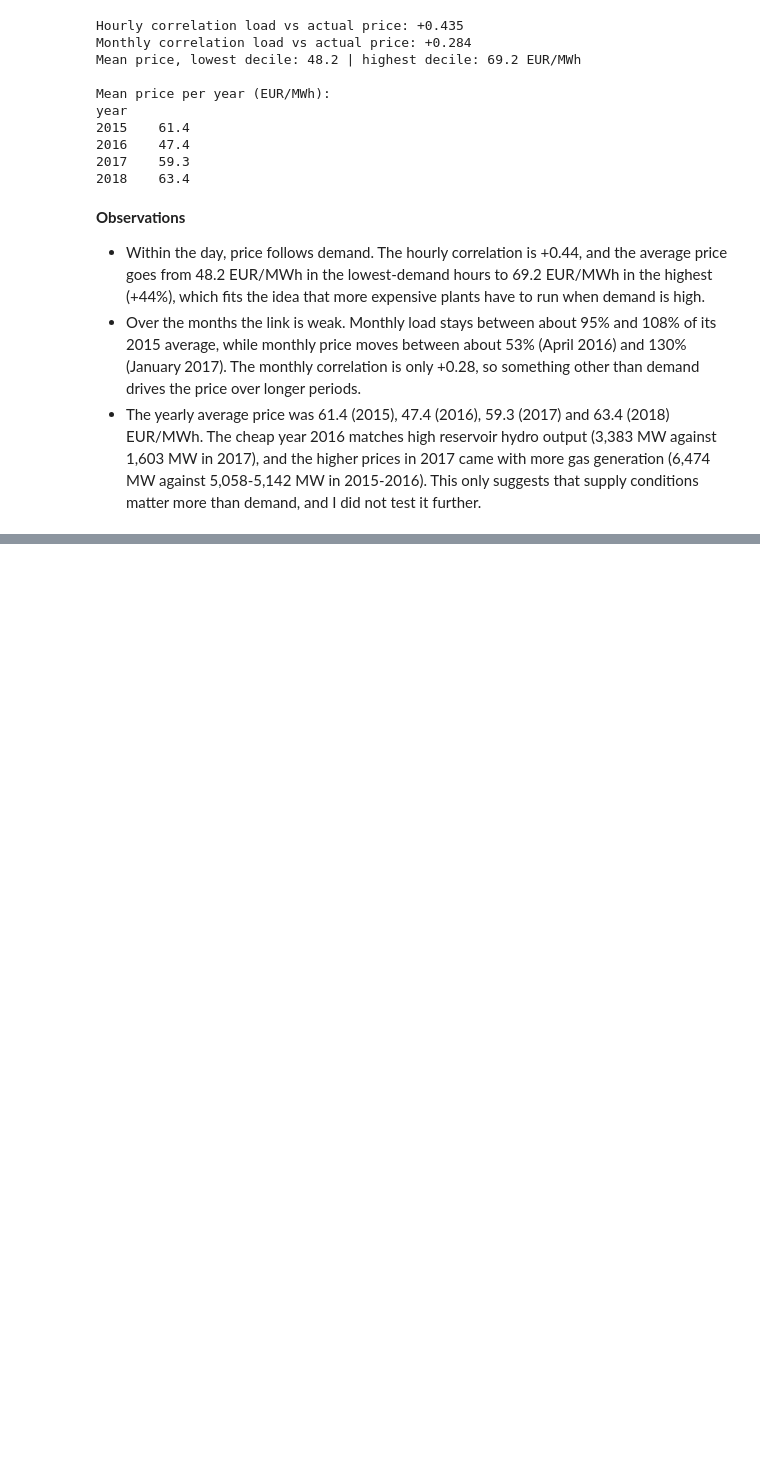
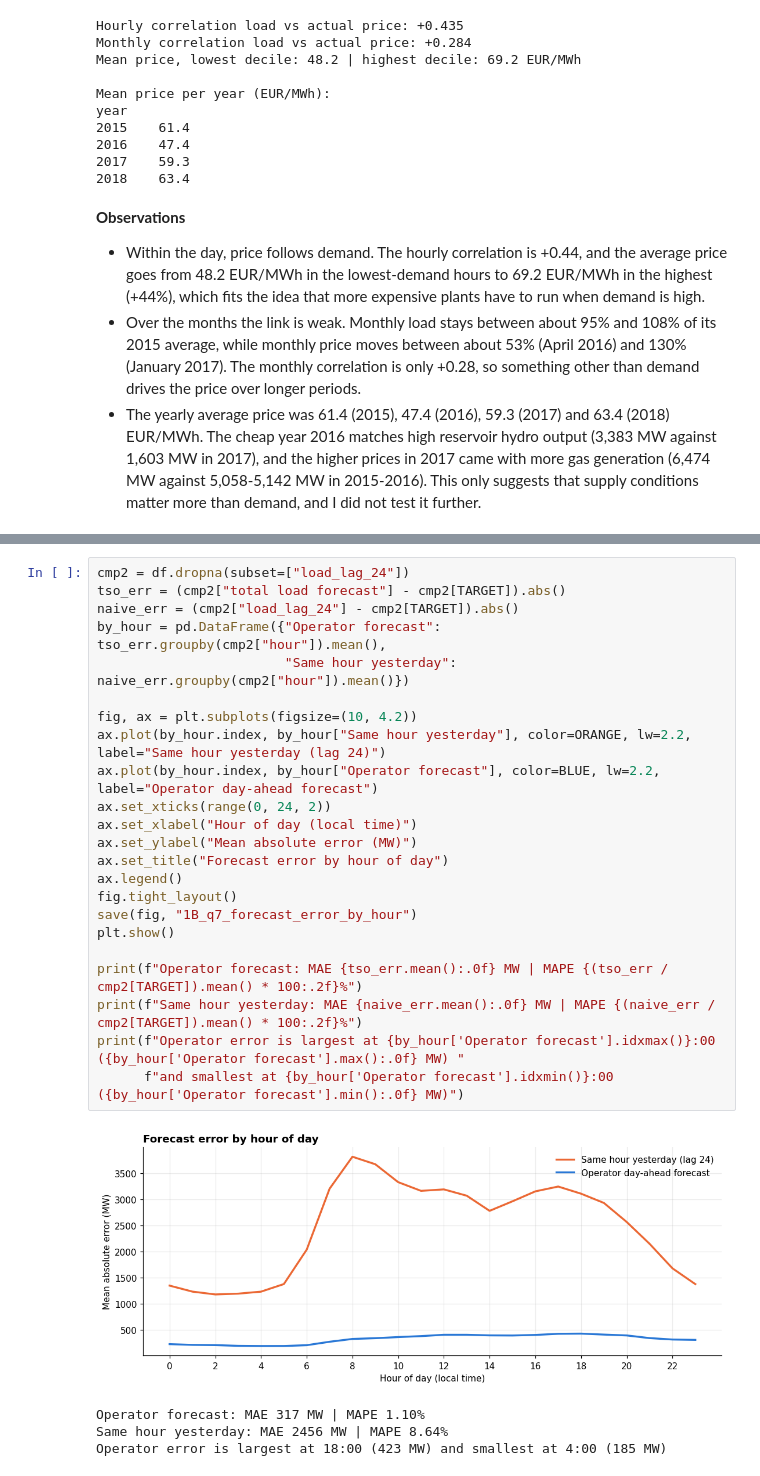
Before and after one commit to Keaane/Energy-demand-time-series-pipeline., a Jupyter notebook: task1_eda/Task1_Preprocessing_EDA.ipynb, the cells around one changed output, grey strips where cells are left out. Cells and saved outputs as stored; diff of their text form; blank space fills up the shorter version.

Commit message:
Add Q7: operator forecast accuracy

```diff
--- a/task1_eda/Task1_Preprocessing_EDA.ipynb
+++ b/task1_eda/Task1_Preprocessing_EDA.ipynb
@@ -803,0 +807,28 @@ year
+# %%
+cmp2 = df.dropna(subset=["load_lag_24"])
+tso_err = (cmp2["total load forecast"] - cmp2[TARGET]).abs()
+naive_err = (cmp2["load_lag_24"] - cmp2[TARGET]).abs()
+by_hour = pd.DataFrame({"Operator forecast": tso_err.groupby(cmp2["hour"]).mean(),
+                        "Same hour yesterday": naive_err.groupby(cmp2["hour"]).mean()})
+
+fig, ax = plt.subplots(figsize=(10, 4.2))
+ax.plot(by_hour.index, by_hour["Same hour yesterday"], color=ORANGE, lw=2.2, label="Same hour yesterday (lag 24)")
+ax.plot(by_hour.index, by_hour["Operator forecast"], color=BLUE, lw=2.2, label="Operator day-ahead forecast")
+ax.set_xticks(range(0, 24, 2))
+ax.set_xlabel("Hour of day (local time)")
+ax.set_ylabel("Mean absolute error (MW)")
+ax.set_title("Forecast error by hour of day")
+ax.legend()
+fig.tight_layout()
+save(fig, "1B_q7_forecast_error_by_hour")
+plt.show()
+
+print(f"Operator forecast: MAE {tso_err.mean():.0f} MW | MAPE {(tso_err / cmp2[TARGET]).mean() * 100:.2f}%")
+print(f"Same hour yesterday: MAE {naive_err.mean():.0f} MW | MAPE {(naive_err / cmp2[TARGET]).mean() * 100:.2f}%")
+print(f"Operator error is largest at {by_hour['Operator forecast'].idxmax()}:00 ({by_hour['Operator forecast'].max():.0f} MW) "
+      f"and smallest at {by_hour['Operator forecast'].idxmin()}:00 ({by_hour['Operator forecast'].min():.0f} MW)")
+# %% [output]
+[figure, added]
+Operator forecast: MAE 317 MW | MAPE 1.10%
+Same hour yesterday: MAE 2456 MW | MAPE 8.64%
+Operator error is largest at 18:00 (423 MW) and smallest at 4:00 (185 MW)
```
Also changed, not shown: parts of 2 cells of this notebook, 1 other file.
